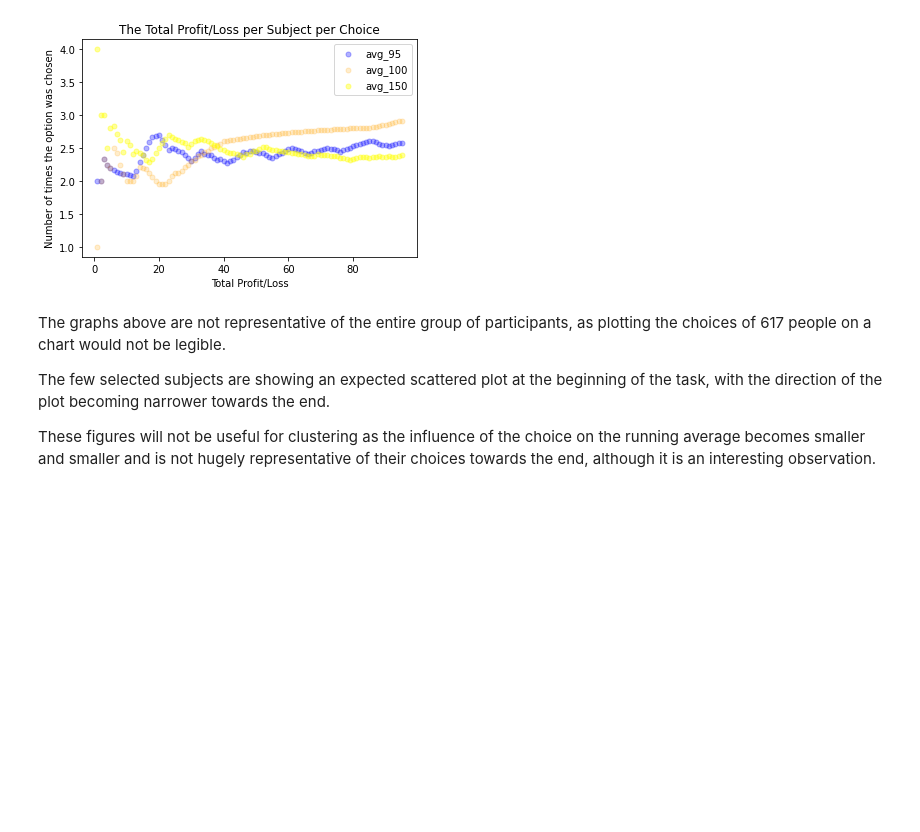
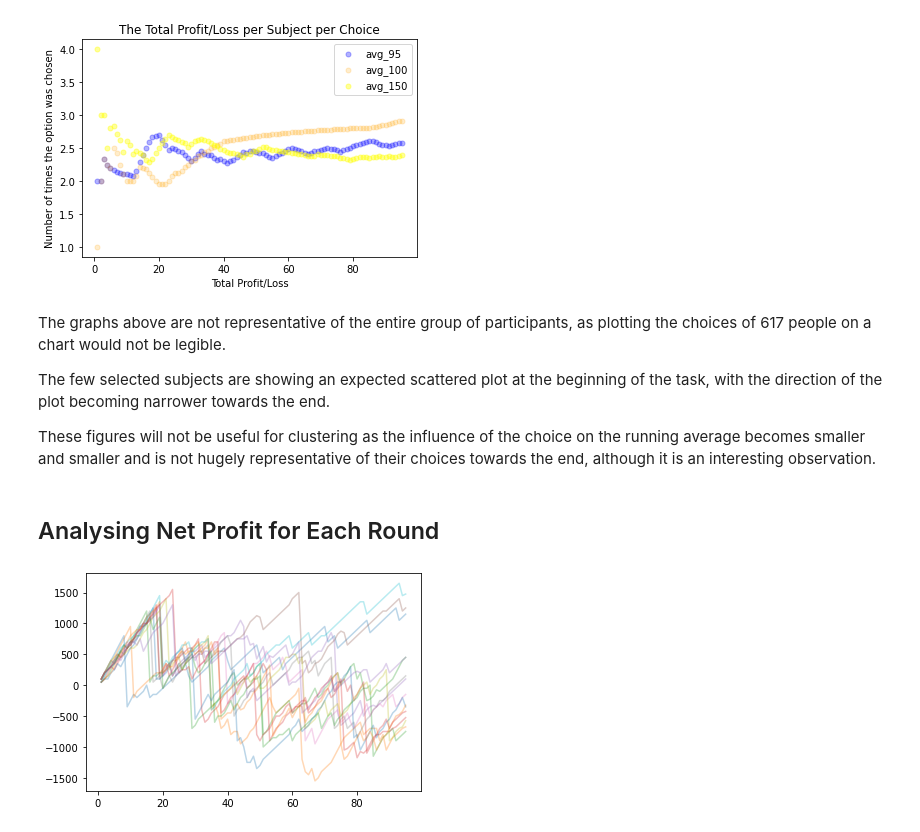
Before and after one commit to laramurphyyx/CA4015-gambling-task, a Jupyter notebook: jupyter-book/_build/jupyter_execute/Data Exploration Notebook.ipynb, the cells around one changed output. Cells and saved outputs as stored; diff of their text form; code cells hidden in the pictures; blank space fills up the shorter version.

```diff
--- a/jupyter-book/_build/jupyter_execute/Data Exploration Notebook.ipynb
+++ b/jupyter-book/_build/jupyter_execute/Data Exploration Notebook.ipynb
@@ -144,3 +144,13 @@ The graphs above are not representative of the entire group of participants, as
 The few selected subjects are showing an expected scattered plot at the beginning of the task, with the direction of the plot becoming narrower towards the end.
 
 These figures will not be useful for clustering as the influence of the choice on the running average becomes smaller and smaller and is not hugely representative of their choices towards the end, although it is an interesting observation.
+# %% [markdown]
+## Analysing Net Profit for Each Round
+# %%
+trials_95 = win_95.columns.tolist()
+for subject in range(0,len(win_95)):
+    net_profits = create_net_profit_loss_list(win_95, loss_95, subject)
+    plt.plot(trials_95, net_profits, alpha = 0.3)
+plt.show()
+# %% [output]
+[figure, added]
```
Also changed, not shown: parts of 3 cells of this notebook, 14 other files.
